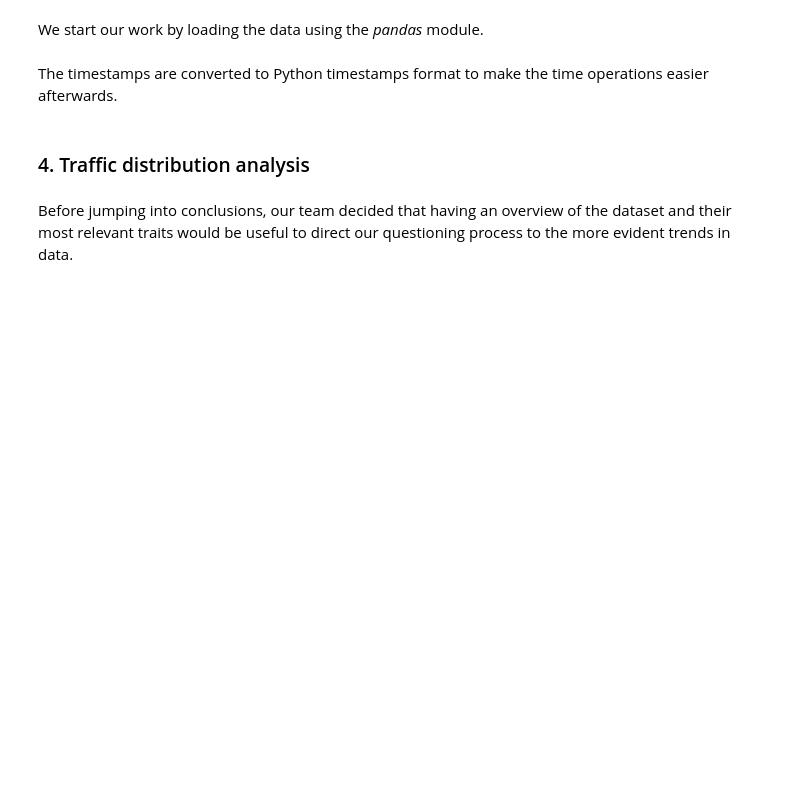
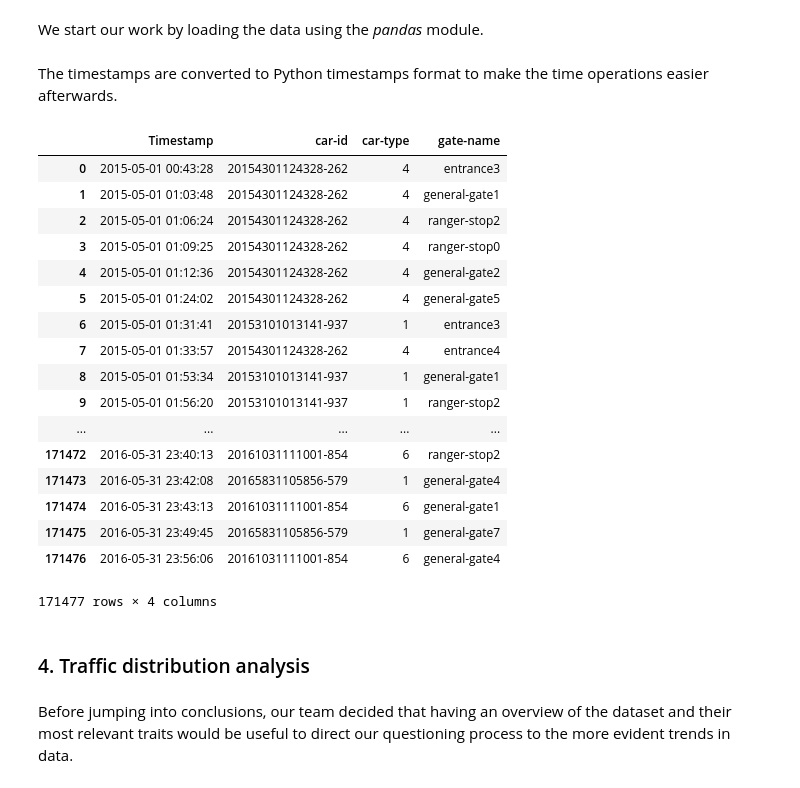
Before and after one commit to dmrib/daytripper, a Jupyter notebook: daytripper/VASTChallenge2017.ipynb, the cells around one changed output. Saved outputs shown, nothing was run; the diff lists cells and outputs as text; code cells hidden in the pictures; blank space fills up the shorter version.

```diff
--- a/daytripper/VASTChallenge2017.ipynb
+++ b/daytripper/VASTChallenge2017.ipynb
@@ -77,6 +77,26 @@ import graphviz
 # %%
 raw_dataset = pd.read_csv('../data/Lekagul Sensor Data.csv', parse_dates=["Timestamp"],
                       date_parser=lambda x: pd.datetime.strptime(x, "%Y-%m-%d %H:%M:%S"))
+raw_dataset
+# %% [output]
+|  | Timestamp | car-id | car-type | gate-name |
+| 0 | 2015-05-01 00:43:28 | 20154301124328-262 | 4 | entrance3 |
+| 1 | 2015-05-01 01:03:48 | 20154301124328-262 | 4 | general-gate1 |
+| 2 | 2015-05-01 01:06:24 | 20154301124328-262 | 4 | ranger-stop2 |
+| 3 | 2015-05-01 01:09:25 | 20154301124328-262 | 4 | ranger-stop0 |
+| 4 | 2015-05-01 01:12:36 | 20154301124328-262 | 4 | general-gate2 |
+| 5 | 2015-05-01 01:24:02 | 20154301124328-262 | 4 | general-gate5 |
+| 6 | 2015-05-01 01:31:41 | 20153101013141-937 | 1 | entrance3 |
+| 7 | 2015-05-01 01:33:57 | 20154301124328-262 | 4 | entrance4 |
+| 8 | 2015-05-01 01:53:34 | 20153101013141-937 | 1 | general-gate1 |
+| 9 | 2015-05-01 01:56:20 | 20153101013141-937 | 1 | ranger-stop2 |
+| ... | ... | ... | ... | ... |
+| 171472 | 2016-05-31 23:40:13 | 20161031111001-854 | 6 | ranger-stop2 |
+| 171473 | 2016-05-31 23:42:08 | 20165831105856-579 | 1 | general-gate4 |
+| 171474 | 2016-05-31 23:43:13 | 20161031111001-854 | 6 | general-gate1 |
+| 171475 | 2016-05-31 23:49:45 | 20165831105856-579 | 1 | general-gate7 |
+| 171476 | 2016-05-31 23:56:06 | 20161031111001-854 | 6 | general-gate4 |
+171477 rows × 4 columns
 # %% [markdown]
 <h3>4. Traffic distribution analysis</h3>
 # %% [markdown]
```
Also changed, not shown: parts of 3 cells of this notebook.
